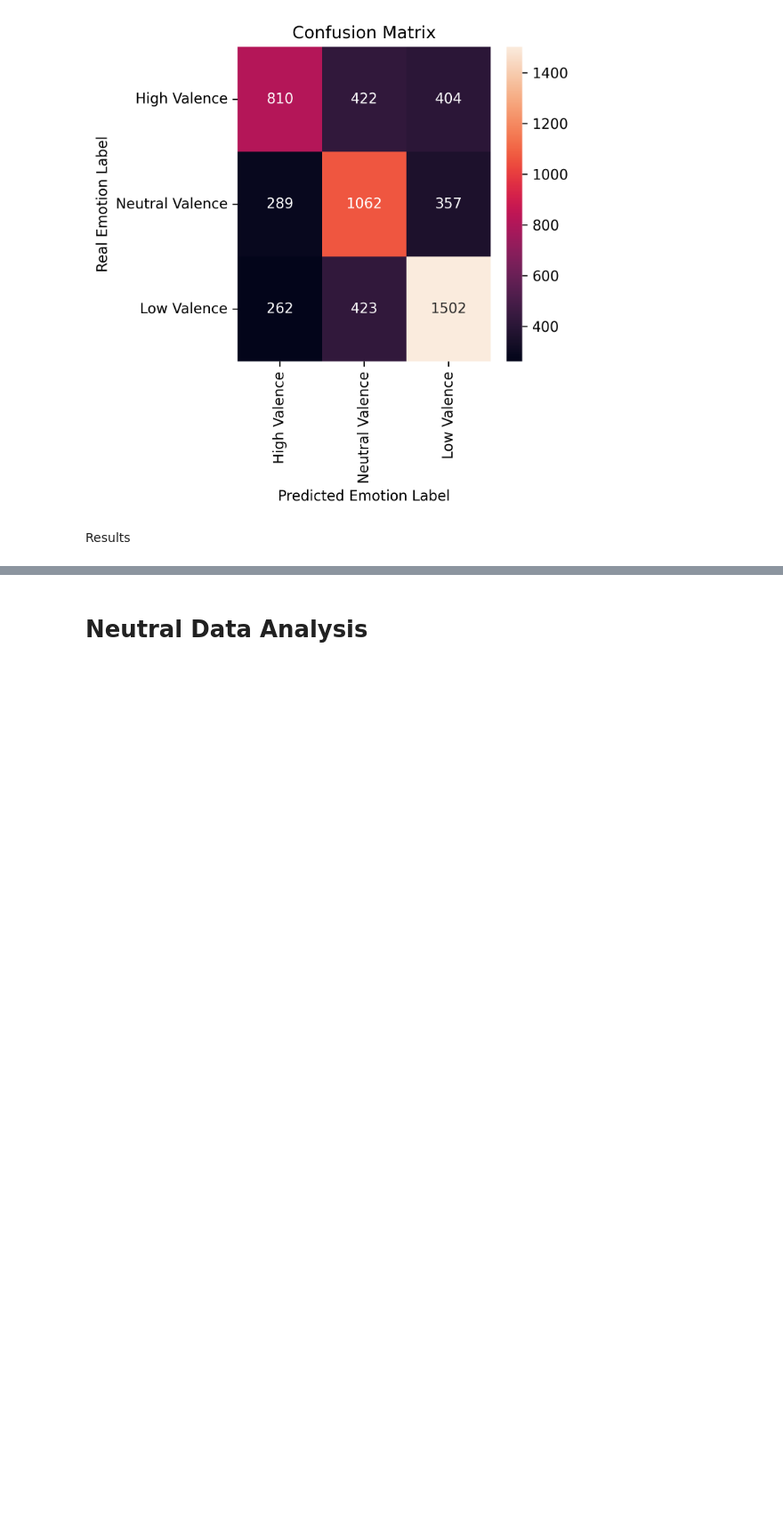
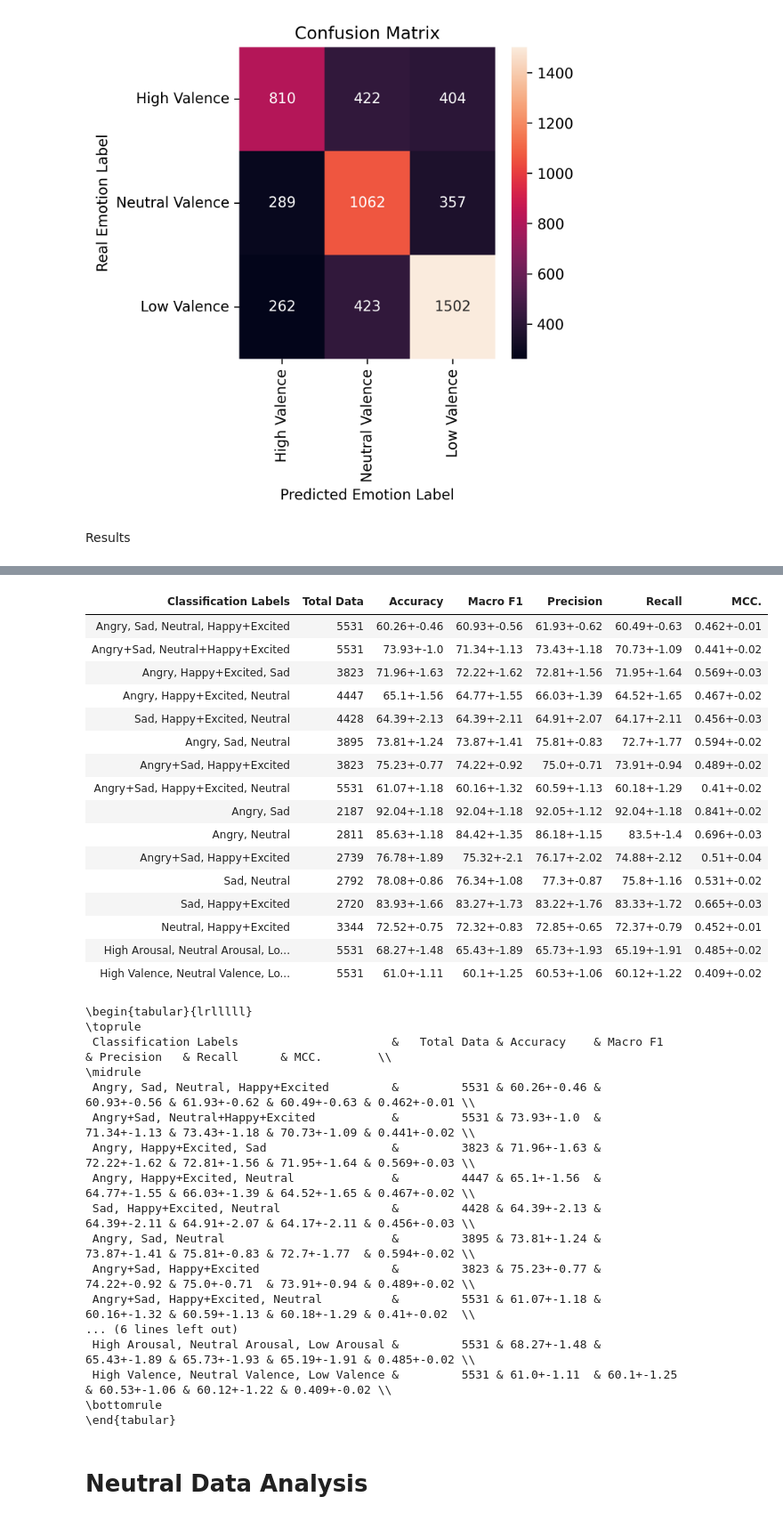
Before and after one commit to MarioCSilva/Speech_Emotion_Recognition_Thesis, a Jupyter notebook: iemocap/model/3_3_labels_study.ipynb, the cells around one changed output, grey strips where cells are left out. Shown at 89% size. Drawn from its saved outputs; the diff is of its cells as text; code cells hidden in the pictures; blank space fills up the shorter version.

```diff
--- a/iemocap/model/3_3_labels_study.ipynb
+++ b/iemocap/model/3_3_labels_study.ipynb
@@ -392,15 +477,0 @@ Angry+Sad, Happy+Excited, Neutral
-# %%
-df = pd.read_csv(EXTRACTED_FEATURES_FILE)
-df = df.sort_values(['Emotion_Id', 'Gender'], ascending = (True, True))
-df = df.set_index('File')
-df = df[df['Emotion'].isin({'angry', 'sad', 'neutral', 'happy', 'excited'})]
-df.loc[df['Emotion_Id'] == 2, 'Emotion_Id'] = 0
-df.loc[df['Emotion_Id'] == 3, 'Emotion_Id'] = 2
-df.loc[df['Emotion_Id'] == 5, 'Emotion_Id'] = 1
-
-print(f"Number of Audio Files: {df.shape[0]}")
-df.groupby(['Emotion', 'Emotion_Id']).agg({'Emotion': ['count']})
-
-def get_new_model():
-    return RandomForest(n_estimators=512, n_jobs=-1, random_state=1)
-results = categorical_cross_validation(get_new_model, "Angry+Sad, Happy+Excited, Neutral", results)
@@ -764,3 +790,48 @@ Happy+Excited, Neutral, Sad+Angry   61.07+-1.18               5531
+# %%
+tabulate(results,
+            headers=["Classification Labels", "Total Data", "Accuracy", "Macro F1",
+                    "Precision", "Recall", "MCC."], tablefmt='html'
+        )
+
+print(tabulate(results,
+            headers=["Classification Labels", "Total Data", "Accuracy", "Macro F1",
+                    "Precision", "Recall", "MCC."], tablefmt='latex_booktabs'
+        ))
+# %% [output]
+| Classification Labels | Total Data | Accuracy | Macro F1 | Precision | Recall | MCC. |
+| Angry, Sad, Neutral, Happy+Excited | 5531 | 60.26+-0.46 | 60.93+-0.56 | 61.93+-0.62 | 60.49+-0.63 | 0.462+-0.01 |
+| Angry+Sad, Neutral+Happy+Excited | 5531 | 73.93+-1.0 | 71.34+-1.13 | 73.43+-1.18 | 70.73+-1.09 | 0.441+-0.02 |
+| Angry, Happy+Excited, Sad | 3823 | 71.96+-1.63 | 72.22+-1.62 | 72.81+-1.56 | 71.95+-1.64 | 0.569+-0.03 |
+| Angry, Happy+Excited, Neutral | 4447 | 65.1+-1.56 | 64.77+-1.55 | 66.03+-1.39 | 64.52+-1.65 | 0.467+-0.02 |
+| Sad, Happy+Excited, Neutral | 4428 | 64.39+-2.13 | 64.39+-2.11 | 64.91+-2.07 | 64.17+-2.11 | 0.456+-0.03 |
+| Angry, Sad, Neutral | 3895 | 73.81+-1.24 | 73.87+-1.41 | 75.81+-0.83 | 72.7+-1.77 | 0.594+-0.02 |
+| Angry+Sad, Happy+Excited | 3823 | 75.23+-0.77 | 74.22+-0.92 | 75.0+-0.71 | 73.91+-0.94 | 0.489+-0.02 |
+| Angry+Sad, Happy+Excited, Neutral | 5531 | 61.07+-1.18 | 60.16+-1.32 | 60.59+-1.13 | 60.18+-1.29 | 0.41+-0.02 |
+| Angry, Sad | 2187 | 92.04+-1.18 | 92.04+-1.18 | 92.05+-1.12 | 92.04+-1.18 | 0.841+-0.02 |
+| Angry, Neutral | 2811 | 85.63+-1.18 | 84.42+-1.35 | 86.18+-1.15 | 83.5+-1.4 | 0.696+-0.03 |
+| Angry+Sad, Happy+Excited | 2739 | 76.78+-1.89 | 75.32+-2.1 | 76.17+-2.02 | 74.88+-2.12 | 0.51+-0.04 |
+| Sad, Neutral | 2792 | 78.08+-0.86 | 76.34+-1.08 | 77.3+-0.87 | 75.8+-1.16 | 0.531+-0.02 |
+| Sad, Happy+Excited | 2720 | 83.93+-1.66 | 83.27+-1.73 | 83.22+-1.76 | 83.33+-1.72 | 0.665+-0.03 |
+| Neutral, Happy+Excited | 3344 | 72.52+-0.75 | 72.32+-0.83 | 72.85+-0.65 | 72.37+-0.79 | 0.452+-0.01 |
+| High Arousal, Neutral Arousal, Lo... | 5531 | 68.27+-1.48 | 65.43+-1.89 | 65.73+-1.93 | 65.19+-1.91 | 0.485+-0.02 |
+| High Valence, Neutral Valence, Lo... | 5531 | 61.0+-1.11 | 60.1+-1.25 | 60.53+-1.06 | 60.12+-1.22 | 0.409+-0.02 |
+\begin{tabular}{lrlllll}
+\toprule
+ Classification Labels                      &   Total Data & Accuracy    & Macro F1    & Precision   & Recall      & MCC.        \\
+\midrule
+ Angry, Sad, Neutral, Happy+Excited         &         5531 & 60.26+-0.46 & 60.93+-0.56 & 61.93+-0.62 & 60.49+-0.63 & 0.462+-0.01 \\
+ Angry+Sad, Neutral+Happy+Excited           &         5531 & 73.93+-1.0  & 71.34+-1.13 & 73.43+-1.18 & 70.73+-1.09 & 0.441+-0.02 \\
+ Angry, Happy+Excited, Sad                  &         3823 & 71.96+-1.63 & 72.22+-1.62 & 72.81+-1.56 & 71.95+-1.64 & 0.569+-0.03 \\
+ Angry, Happy+Excited, Neutral              &         4447 & 65.1+-1.56  & 64.77+-1.55 & 66.03+-1.39 & 64.52+-1.65 & 0.467+-0.02 \\
+ Sad, Happy+Excited, Neutral                &         4428 & 64.39+-2.13 & 64.39+-2.11 & 64.91+-2.07 & 64.17+-2.11 & 0.456+-0.03 \\
+ Angry, Sad, Neutral                        &         3895 & 73.81+-1.24 & 73.87+-1.41 & 75.81+-0.83 & 72.7+-1.77  & 0.594+-0.02 \\
+ Angry+Sad, Happy+Excited                   &         3823 & 75.23+-0.77 & 74.22+-0.92 & 75.0+-0.71  & 73.91+-0.94 & 0.489+-0.02 \\
+ Angry+Sad, Happy+Excited, Neutral          &         5531 & 61.07+-1.18 & 60.16+-1.32 & 60.59+-1.13 & 60.18+-1.29 & 0.41+-0.02  \\
+... (6 lines left out)
+ High Arousal, Neutral Arousal, Low Arousal &         5531 & 68.27+-1.48 & 65.43+-1.89 & 65.73+-1.93 & 65.19+-1.91 & 0.485+-0.02 \\
+ High Valence, Neutral Valence, Low Valence &         5531 & 61.0+-1.11  & 60.1+-1.25  & 60.53+-1.06 & 60.12+-1.22 & 0.409+-0.02 \\
+\bottomrule
+\end{tabular}
 # %% [markdown]
 # Neutral Data Analysis
 # %% [markdown]
```
Also changed, not shown: parts of 30 cells of this notebook, 1 other file.
